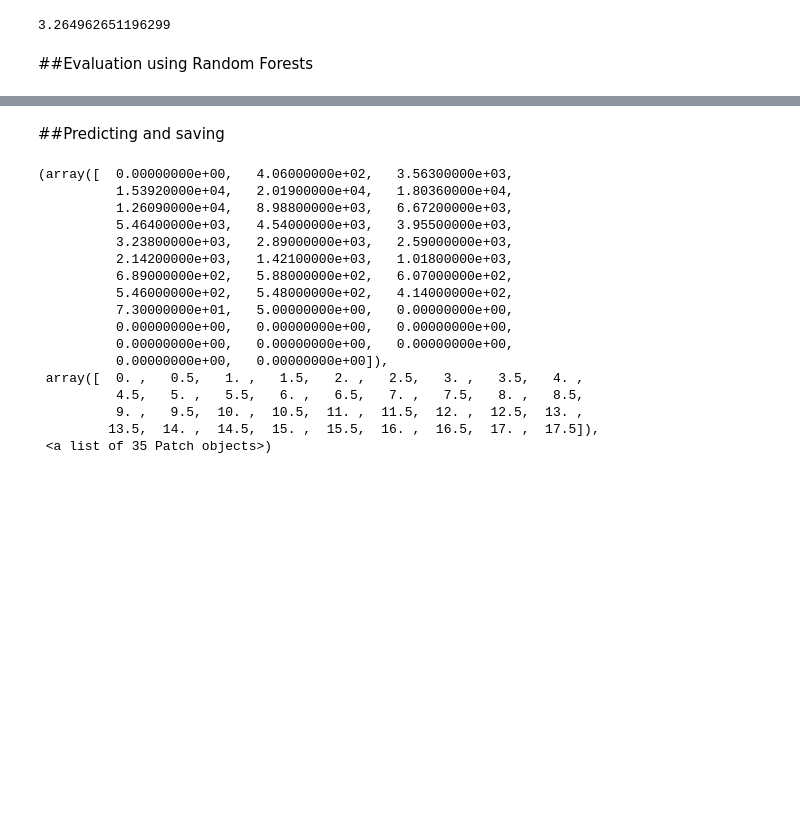
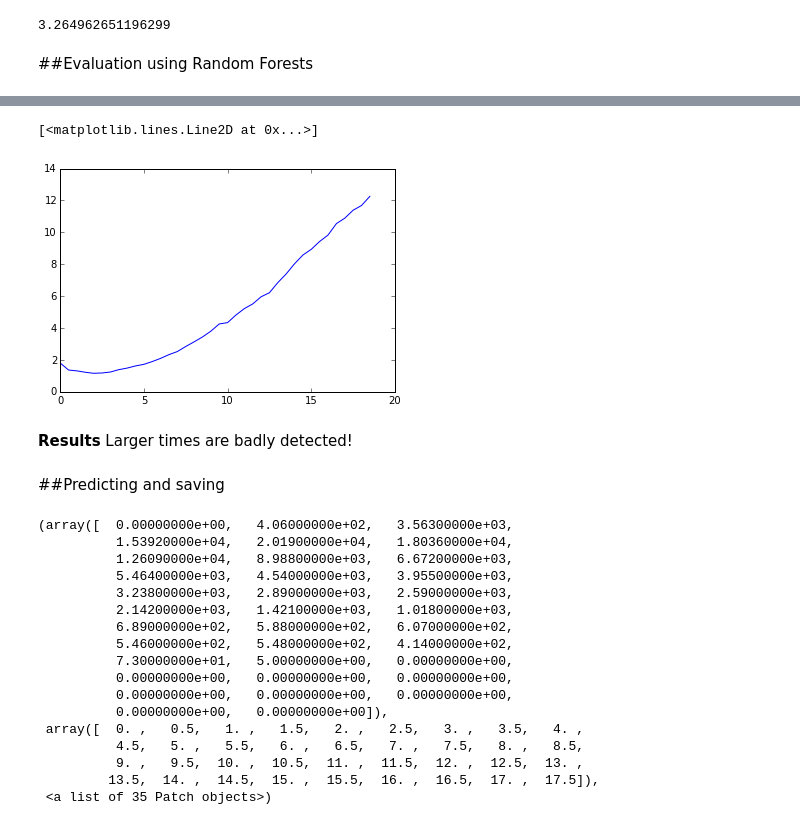
Before and after one commit to timjerman/AdLoadingMiner, a Jupyter notebook: FeatureEngineering.ipynb, the cells around one changed output, grey strips where cells are left out. Saved outputs shown, nothing was run; the diff lists cells and outputs as text; code cells hidden in the pictures; blank space fills up the shorter version.

```diff
--- a/FeatureEngineering.ipynb
+++ b/FeatureEngineering.ipynb
@@ -794,0 +811,10 @@ plt.hist(test_data_predict,  bins=np.arange(0, int(max(test_data['ADLOADINGTIME'
+# %%
+[histvals, histbins] = np.histogram([1, 2, 1], bins=np.arange(0, np.ceil(max(test_data['ADLOADINGTIME'])),0.5))
+minToBin = histbins-np.tile(np.array(test_data['ADLOADINGTIME']),(len(histbins),1)).transpose()
+minToBinIdx = np.argmin(np.abs(minToBin),axis=1)
+
+pred_error_loc = np.zeros_like(histbins)
+pred_error_loc_n = np.zeros_like(histbins)
+for i in range(len(minToBinIdx)):
+    pred_error_loc[minToBinIdx[i]] += pred_error[i]
+    pred_error_loc_n[minToBinIdx[i]] += 1
@@ -795,3 +834,10 @@ plt.hist(test_data_predict,  bins=np.arange(0, int(max(test_data['ADLOADINGTIME'
+# %%
+plt.plot(histbins, pred_error_loc/pred_error_loc_n)
+# %% [output]
+[<matplotlib.lines.Line2D at 0x...>]
+[figure, added]
+# %% [markdown]
+**Results** Larger times are badly detected!
 # %% [markdown]
 ##Predicting and saving
 # %%
```
Also changed, not shown: parts of 5 cells of this notebook.
